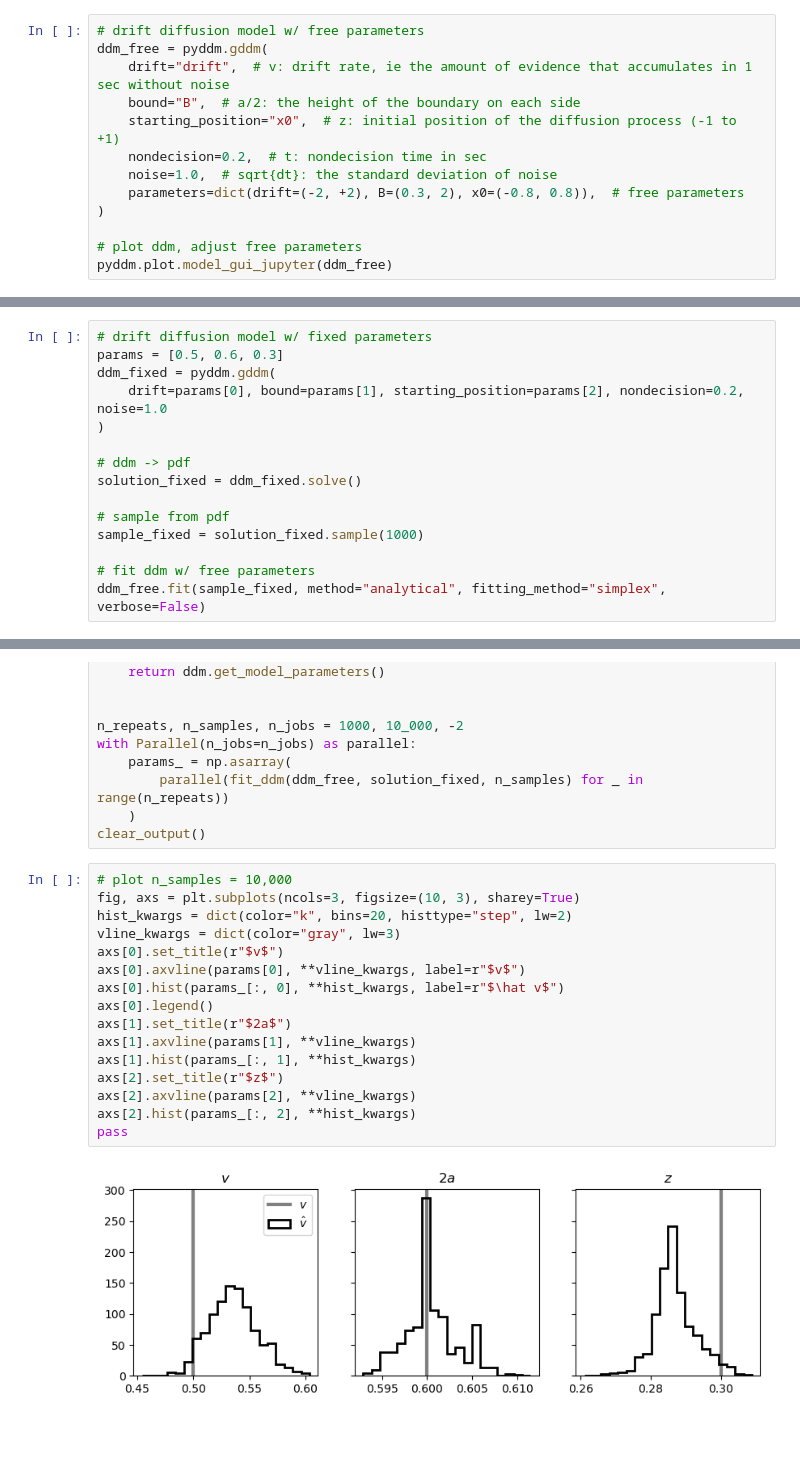
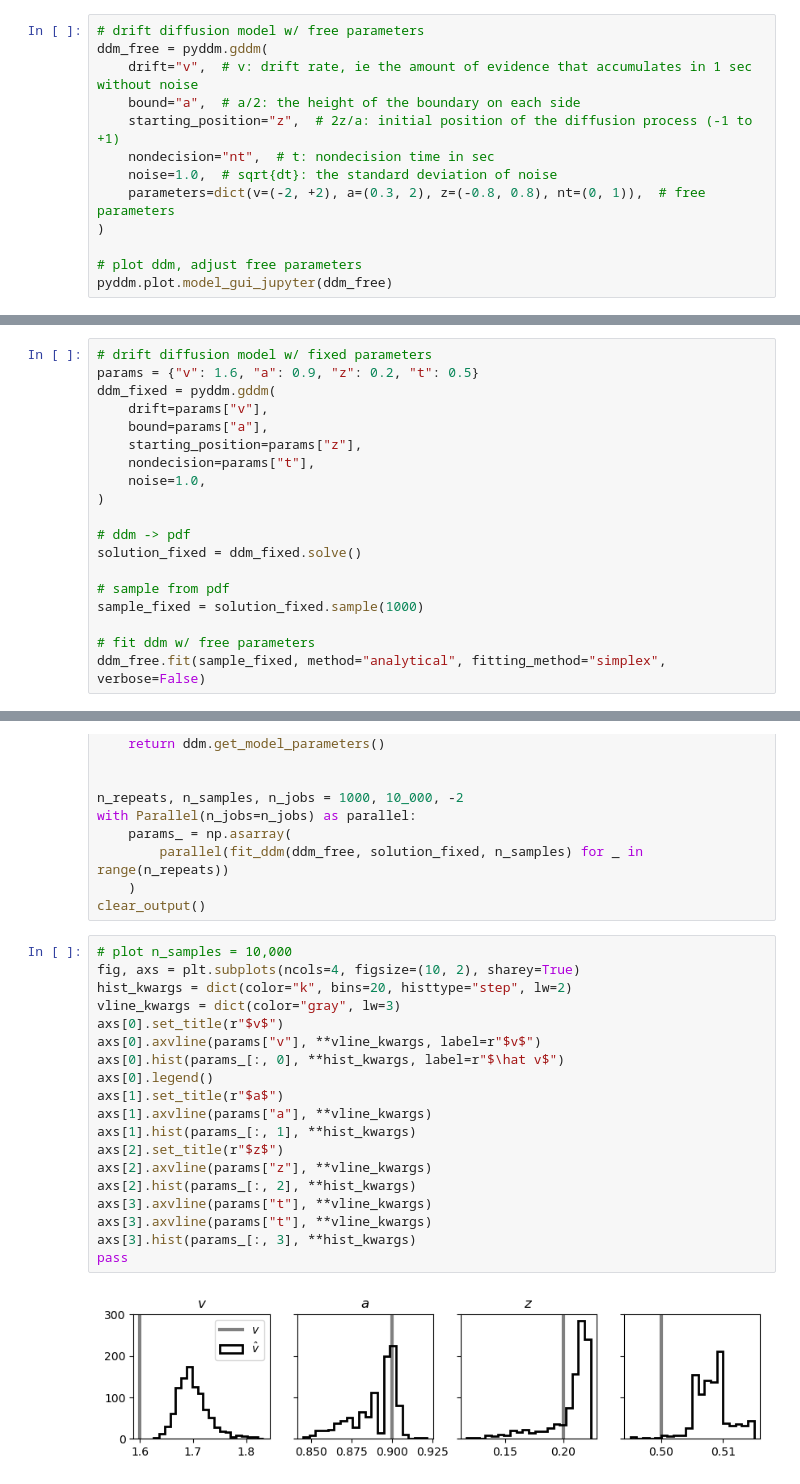
Before and after one commit to griegner/drift-diffusion, a Jupyter notebook: examples/05-learn-pyddm.ipynb, the cells around one changed output, grey strips where cells are left out. Cells and saved outputs as stored; diff of their text form; blank space fills up the shorter version.

Commit message:
sim realistic four parameter setting

```diff
--- a/examples/05-learn-pyddm.ipynb
+++ b/examples/05-learn-pyddm.ipynb
@@ -17,12 +17,12 @@ from drift_diffusion.sim import sim_ddm
 # %%
 # drift diffusion model w/ free parameters
 ddm_free = pyddm.gddm(
-    drift="drift",  # v: drift rate, ie the amount of evidence that accumulates in 1 sec without noise
-    bound="B",  # a/2: the height of the boundary on each side
-    starting_position="x0",  # z: initial position of the diffusion process (-1 to +1)
-    nondecision=0.2,  # t: nondecision time in sec
+    drift="v",  # v: drift rate, ie the amount of evidence that accumulates in 1 sec without noise
+    bound="a",  # a/2: the height of the boundary on each side
+    starting_position="z",  # 2z/a: initial position of the diffusion process (-1 to +1)
+    nondecision="nt",  # t: nondecision time in sec
     noise=1.0,  # sqrt{dt}: the standard deviation of noise
-    parameters=dict(drift=(-2, +2), B=(0.3, 2), x0=(-0.8, 0.8)),  # free parameters
+    parameters=dict(v=(-2, +2), a=(0.3, 2), z=(-0.8, 0.8), nt=(0, 1)),  # free parameters
 )
 
 # plot ddm, adjust free parameters
@@ -34,9 +34,13 @@ HBox(children=(VBox(children=(FloatSlider(value=-0.44952068274282575, continuous
 **parameter recovery experiment**
 # %%
 # drift diffusion model w/ fixed parameters
-params = [0.5, 0.6, 0.3]
+params = {"v": 1.6, "a": 0.9, "z": 0.2, "t": 0.5}
 ddm_fixed = pyddm.gddm(
-    drift=params[0], bound=params[1], starting_position=params[2], nondecision=0.2, noise=1.0
+    drift=params["v"],
+    bound=params["a"],
+    starting_position=params["z"],
+    nondecision=params["t"],
+    noise=1.0,
 )
 
 # ddm -> pdf
@@ -95,20 +106,23 @@ with Parallel(n_jobs=n_jobs) as parallel:
 clear_output()
 # %%
 # plot n_samples = 10,000
-fig, axs = plt.subplots(ncols=3, figsize=(10, 3), sharey=True)
+fig, axs = plt.subplots(ncols=4, figsize=(10, 2), sharey=True)
 hist_kwargs = dict(color="k", bins=20, histtype="step", lw=2)
 vline_kwargs = dict(color="gray", lw=3)
 axs[0].set_title(r"$v$")
-axs[0].axvline(params[0], **vline_kwargs, label=r"$v$")
+axs[0].axvline(params["v"], **vline_kwargs, label=r"$v$")
 axs[0].hist(params_[:, 0], **hist_kwargs, label=r"$\hat v$")
 axs[0].legend()
-axs[1].set_title(r"$2a$")
-axs[1].axvline(params[1], **vline_kwargs)
+axs[1].set_title(r"$a$")
+axs[1].axvline(params["a"], **vline_kwargs)
 axs[1].hist(params_[:, 1], **hist_kwargs)
 axs[2].set_title(r"$z$")
-axs[2].axvline(params[2], **vline_kwargs)
+axs[2].axvline(params["z"], **vline_kwargs)
 axs[2].hist(params_[:, 2], **hist_kwargs)
+axs[3].axvline(params["t"], **vline_kwargs)
+axs[3].axvline(params["t"], **vline_kwargs)
+axs[3].hist(params_[:, 3], **hist_kwargs)
 pass
 # %% [output]
-[figure, old version]
+[figure, new version]
 # %% [markdown]
```
Also changed, not shown: parts of 6 cells of this notebook.
